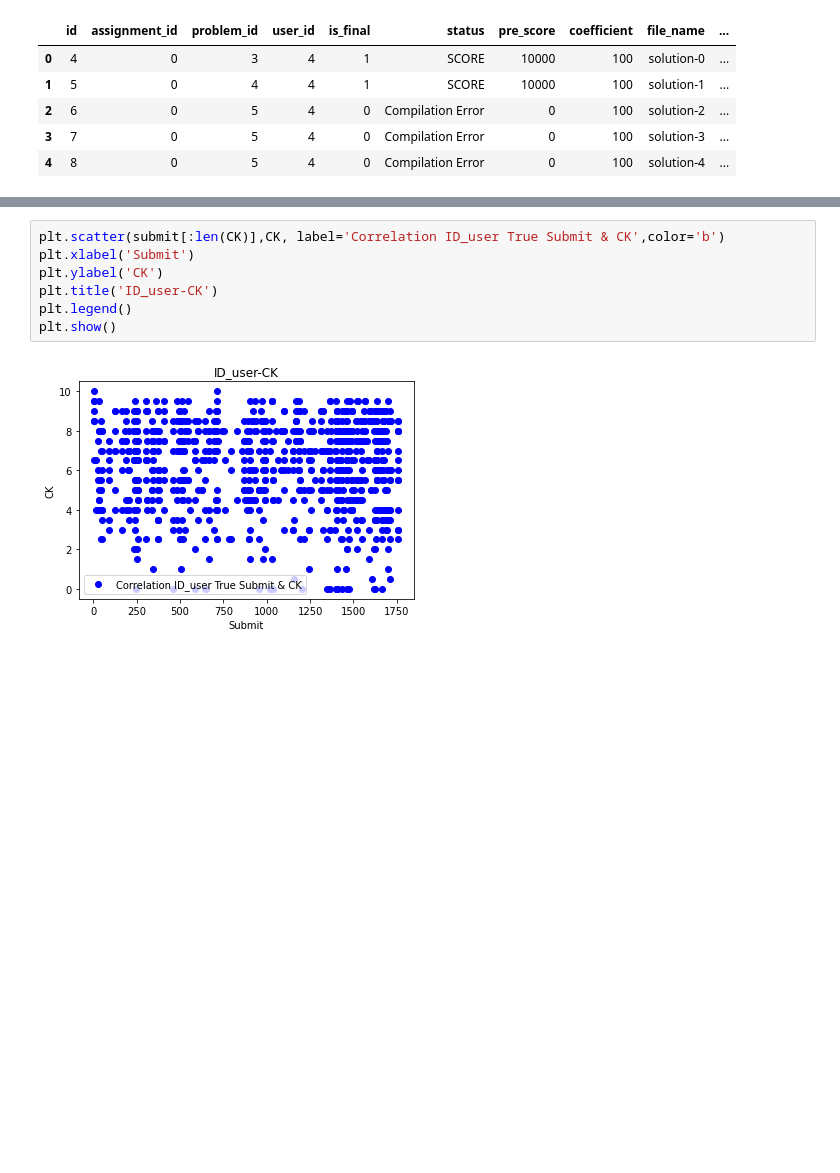
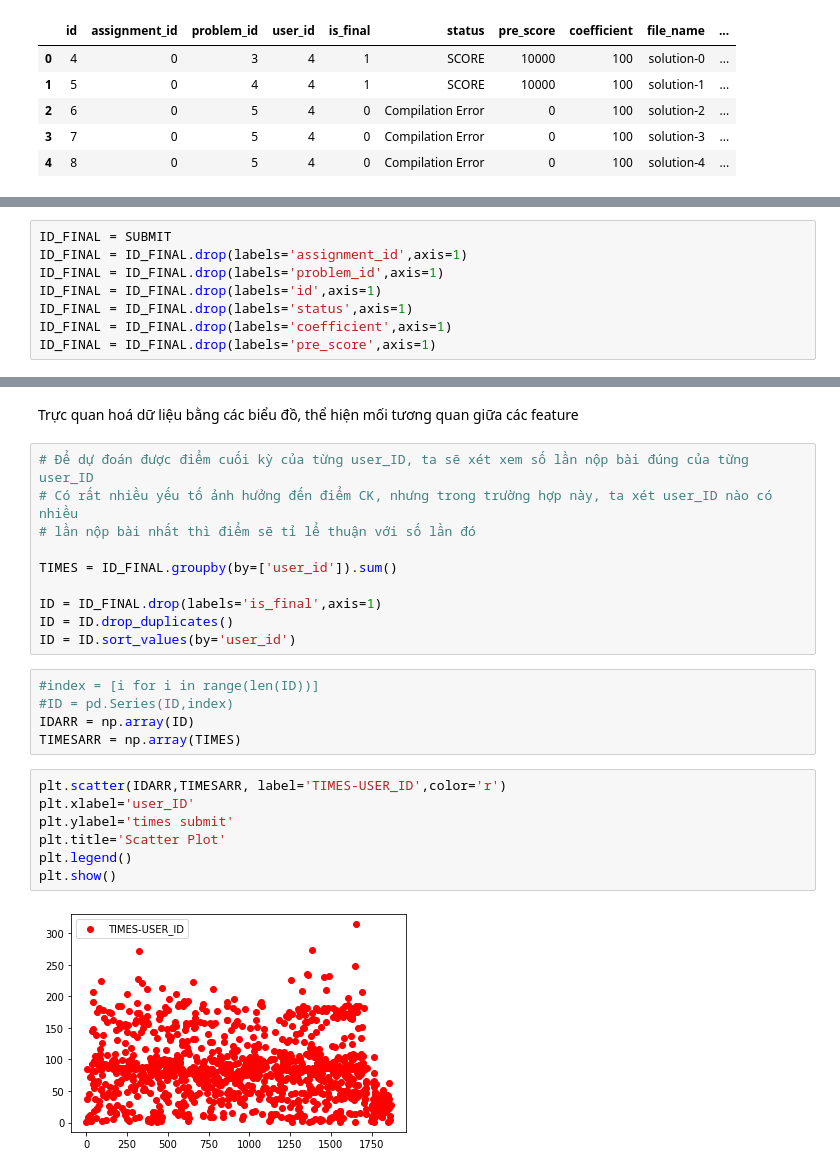
Before and after one commit to TruongQuocTruong/MayHoc_CS114, a Jupyter notebook: COLAB03/COLAB03.ipynb, the cells around one changed output, grey strips where cells are left out. Cells and saved outputs as stored; diff of their text form; blank space fills up the shorter version.

```diff
--- a/COLAB03/COLAB03.ipynb
+++ b/COLAB03/COLAB03.ipynb
@@ -78,0 +110,8 @@ CK = pd.to_numeric(score_train['CK'],errors='coerce')
+# %%
+ID_FINAL = SUBMIT
+ID_FINAL = ID_FINAL.drop(labels='assignment_id',axis=1)
+ID_FINAL = ID_FINAL.drop(labels='problem_id',axis=1)
+ID_FINAL = ID_FINAL.drop(labels='id',axis=1)
+ID_FINAL = ID_FINAL.drop(labels='status',axis=1)
+ID_FINAL = ID_FINAL.drop(labels='coefficient',axis=1)
+ID_FINAL = ID_FINAL.drop(labels='pre_score',axis=1)
@@ -79,9 +175,26 @@ CK = pd.to_numeric(score_train['CK'],errors='coerce')
+# %% [markdown]
+Trực quan hoá dữ liệu bằng các biểu đồ, thể hiện mối tương quan giữa các feature
+# %%
+# Để dự đoán được điểm cuối kỳ của từng user_ID, ta sẽ xét xem số lần nộp bài đúng của từng user_ID
+# Có rất nhiều yếu tố ảnh hưởng đến điểm CK, nhưng trong trường hợp này, ta xét user_ID nào có nhiều
+# lần nộp bài nhất thì điểm sẽ tỉ lể thuận với số lần đó
+
+TIMES = ID_FINAL.groupby(by=['user_id']).sum()
+
+ID = ID_FINAL.drop(labels='is_final',axis=1)
+ID = ID.drop_duplicates()
+ID = ID.sort_values(by='user_id')
+# %%
+#index = [i for i in range(len(ID))]
+#ID = pd.Series(ID,index)
+IDARR = np.array(ID)
+TIMESARR = np.array(TIMES)
 # %%
-plt.scatter(submit[:len(CK)],CK, label='Correlation ID_user True Submit & CK',color='b')
-plt.xlabel('Submit')
-plt.ylabel('CK')
-plt.title('ID_user-CK')
+plt.scatter(IDARR,TIMESARR, label='TIMES-USER_ID',color='r')
+plt.xlabel='user_ID'
+plt.ylabel='times submit'
+plt.title='Scatter Plot'
 plt.legend()
 plt.show()
 # %% [output]
-[figure, old version]
+[figure, new version]
```
Also changed, not shown: parts of 11 cells of this notebook.
